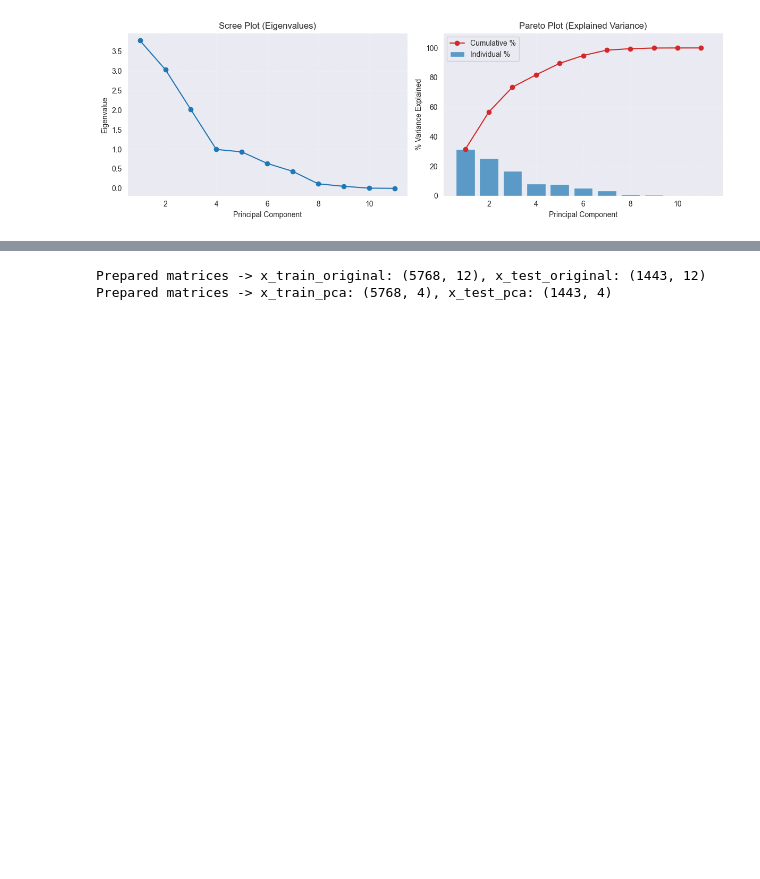
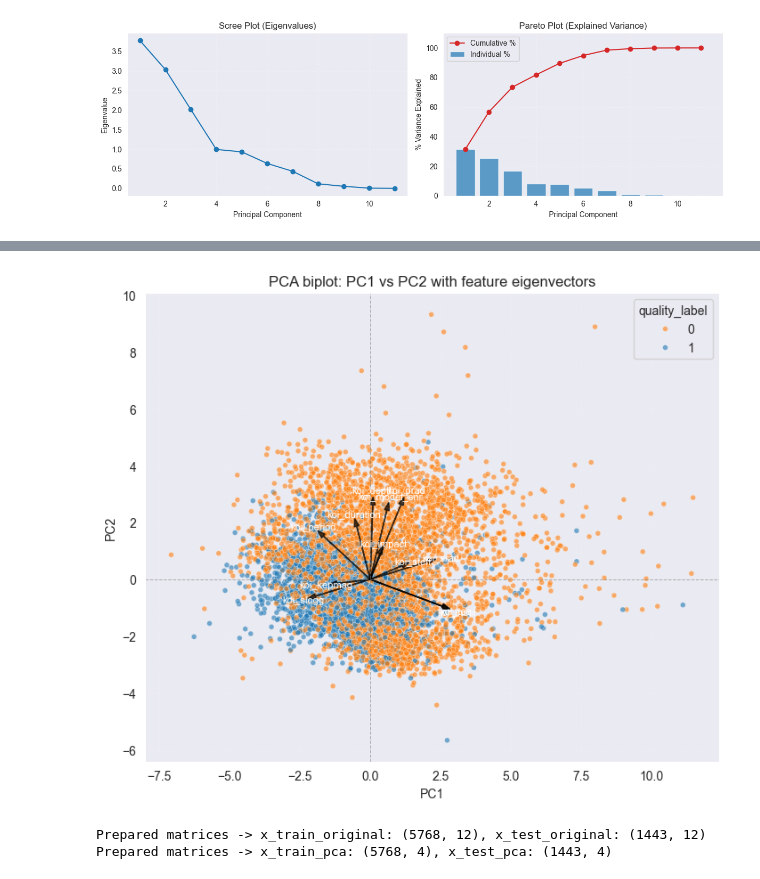
Before and after one commit to ZhuoQiuMcgill/INSE6220-FinalProject, a Jupyter notebook: src/project_code.ipynb, the cells around one changed output, grey strips where cells are left out. Cells and saved outputs as stored; diff of their text form; code cells hidden in the pictures; blank space fills up the shorter version.

```diff
--- a/src/project_code.ipynb
+++ b/src/project_code.ipynb
@@ -541,3 +592,83 @@ Top contributors to PC3 (by |loading|): koi_period, koi_srad, koi_slogg, koi_kep
+# %%
+# PCA biplot: PC1 vs PC2 with eigenvectors (feature loadings)
+# Combine PC score scatter and projected eigenvectors of original features
+if 'pca_model' not in globals():
+    raise RuntimeError('pca_model not found. Run the PCA cell first.')
+
+# Build or reuse PC coordinates for all labeled samples
+if 'X_std_all' not in globals() or 'PC_all_df' not in globals() or 'PC1' not in PC_all_df.columns:
+    X_std_all = pd.concat([X_train_std_df, X_test_std_df], axis=0).loc[X.index]
+    PC_all_tmp = pca_model.transform(X_std_all)
+    pc_cols_all = [c for c in PC_all_tmp.columns if isinstance(c, str) and str(c).startswith('PC')]
+    PC_all_df = PC_all_tmp[pc_cols_all].iloc[:, :max(2, k)].copy()
+    y_all = y.loc[X_std_all.index].astype(int).to_numpy()
+    PC_all_df['quality_label'] = y_all
+
+# Eigenvectors in the PC1–PC2 plane (from loadings)
+if 'loadings_pc' not in globals():
+    loadings_raw = pca_model.results['loadings']
+    idx_str = [str(v) for v in loadings_raw.index]
+    col_str = [str(v) for v in loadings_raw.columns]
+    has_pc_in_index = any(s.startswith('PC') for s in idx_str)
+    has_pc_in_cols = any(s.startswith('PC') for s in col_str)
+    if has_pc_in_index and not has_pc_in_cols:
+        loadings_pc = loadings_raw.copy()
+    elif has_pc_in_cols and not has_pc_in_index:
+        loadings_pc = loadings_raw.T.copy()
+    else:
+        loadings_pc = loadings_raw.T.copy()
+
+if 'PC1' not in loadings_pc.index or 'PC2' not in loadings_pc.index:
+    raise RuntimeError('PC1 or PC2 not found in loadings matrix.')
+
+vecs_2d = loadings_pc.loc[['PC1', 'PC2'], :]  # shape (2, n_features)
+
+# Scale eigenvectors to match PC score scatter scale
+scores = PC_all_df[['PC1', 'PC2']].to_numpy()
+score_radius = np.sqrt((scores ** 2).sum(axis=1))
+score_scale = np.quantile(score_radius, 0.9)
+vec_lengths = np.sqrt((vecs_2d.values ** 2).sum(axis=0))
+max_vec_len = float(vec_lengths.max()) if vec_lengths.size > 0 else 1.0
+arrow_scale = (score_scale / max_vec_len) * 0.8 if max_vec_len > 0 else 1.0
+
+plt.figure(figsize=(7.2, 6.2))
+ax = sns.scatterplot(
+    data=PC_all_df,
+    x='PC1',
+    y='PC2',
+    hue='quality_label',
+    palette=QUALITY_LABEL_PALETTE,
+    alpha=0.6,
+    s=18,
+)
+
+# Draw eigenvector arrows from origin
+origin_x, origin_y = 0.0, 0.0
+for feat in X_12.columns:
+    vx = float(vecs_2d.loc['PC1', feat]) * arrow_scale
+    vy = float(vecs_2d.loc['PC2', feat]) * arrow_scale
+    ax.arrow(
+        origin_x,
+        origin_y,
+        vx,
+        vy,
+        color='black',
+        alpha=0.7,
+        width=0.01,
+        head_width=0.18,
+        head_length=0.28,
+        length_includes_head=True,
+    )
+    ax.text(vx * 1.08, vy * 1.08, feat, fontsize=8, ha='center', va='center', color='white')
+
+ax.axhline(0, color='grey', linestyle='--', linewidth=0.7, alpha=0.6)
+ax.axvline(0, color='grey', linestyle='--', linewidth=0.7, alpha=0.6)
+ax.set_title('PCA biplot: PC1 vs PC2 with feature eigenvectors')
+ax.grid(True, linestyle=':', alpha=0.3)
+plt.tight_layout()
+plt.show()
+# %% [output]
+[figure, added]
 # %%
 # Feature matrices for ML: original standardized 12-D space and PCA-k space
 # Create DataFrames for downstream ML usage (PyCaret)
```
Also changed, not shown: parts of 3 cells of this notebook, 1 other file.
